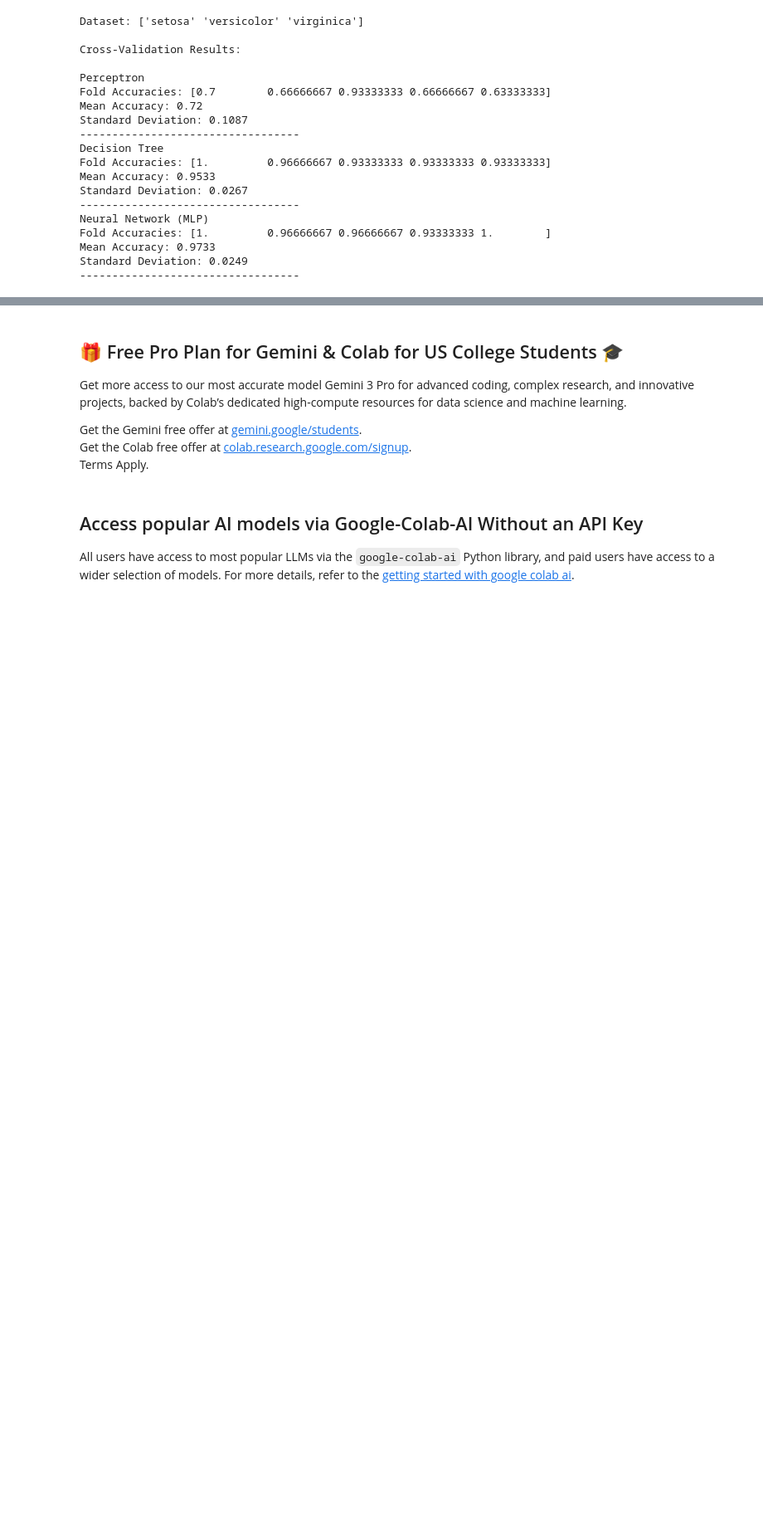
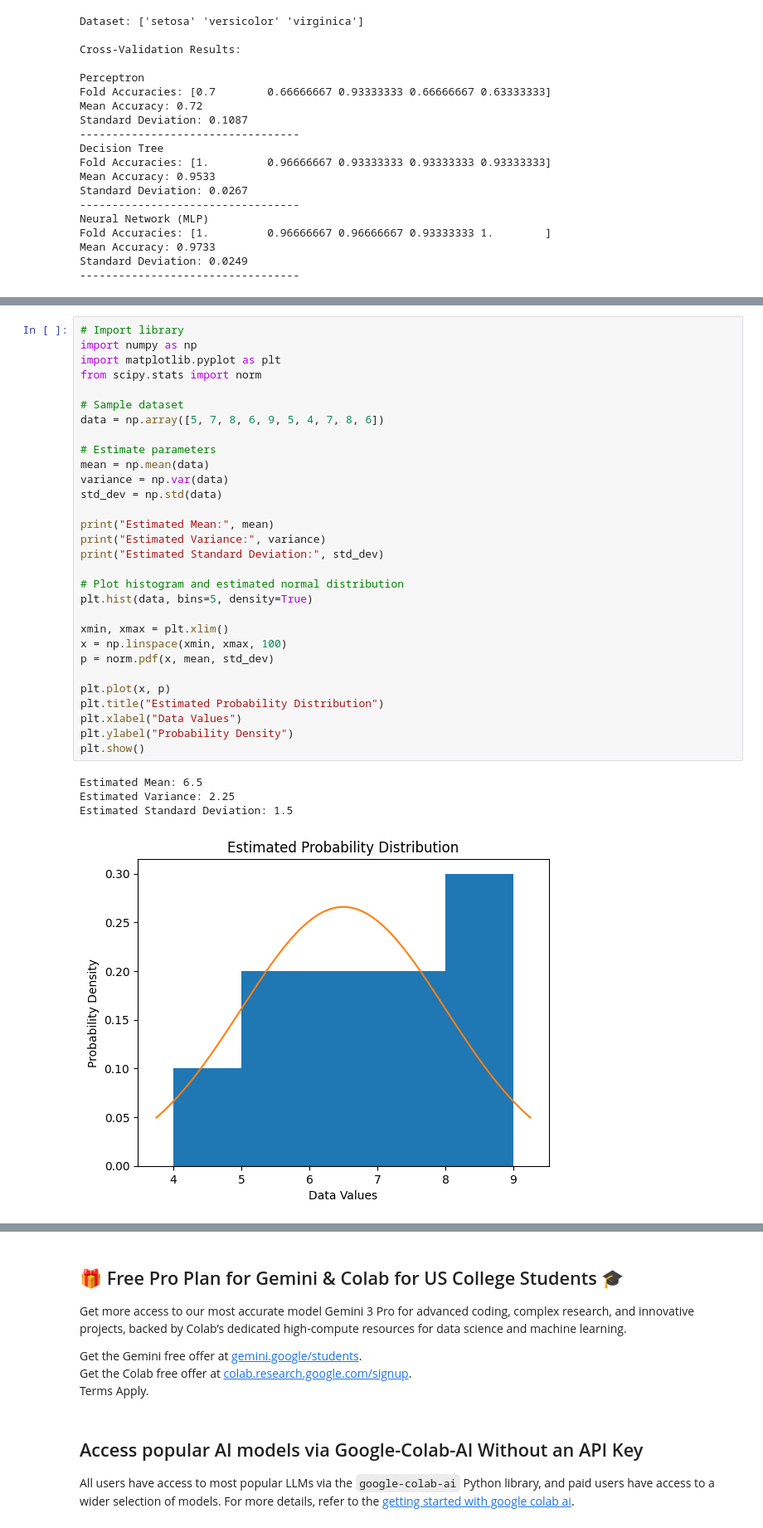
Before and after one commit to sanjayanand595/Computer-Network, a Jupyter notebook: machine_learning_ita0607.ipynb, the cells around one changed output, grey strips where cells are left out. Shown at 83% size. Drawn from its saved outputs; the diff is of its cells as text; blank space fills up the shorter version.

```diff
--- a/machine_learning_ita0607.ipynb
+++ b/machine_learning_ita0607.ipynb
@@ -847,0 +1325,35 @@ Standard Deviation: 0.0249
+# %%
+# Import library
+import numpy as np
+import matplotlib.pyplot as plt
+from scipy.stats import norm
+
+# Sample dataset
+data = np.array([5, 7, 8, 6, 9, 5, 4, 7, 8, 6])
+
+# Estimate parameters
+mean = np.mean(data)
+variance = np.var(data)
+std_dev = np.std(data)
+
+print("Estimated Mean:", mean)
+print("Estimated Variance:", variance)
+print("Estimated Standard Deviation:", std_dev)
+
+# Plot histogram and estimated normal distribution
+plt.hist(data, bins=5, density=True)
+
+xmin, xmax = plt.xlim()
+x = np.linspace(xmin, xmax, 100)
+p = norm.pdf(x, mean, std_dev)
+
+plt.plot(x, p)
+plt.title("Estimated Probability Distribution")
+plt.xlabel("Data Values")
+plt.ylabel("Probability Density")
+plt.show()
+# %% [output]
+Estimated Mean: 6.5
+Estimated Variance: 2.25
+Estimated Standard Deviation: 1.5
+[figure, added]
```
Also changed, not shown: parts of 32 cells of this notebook.
